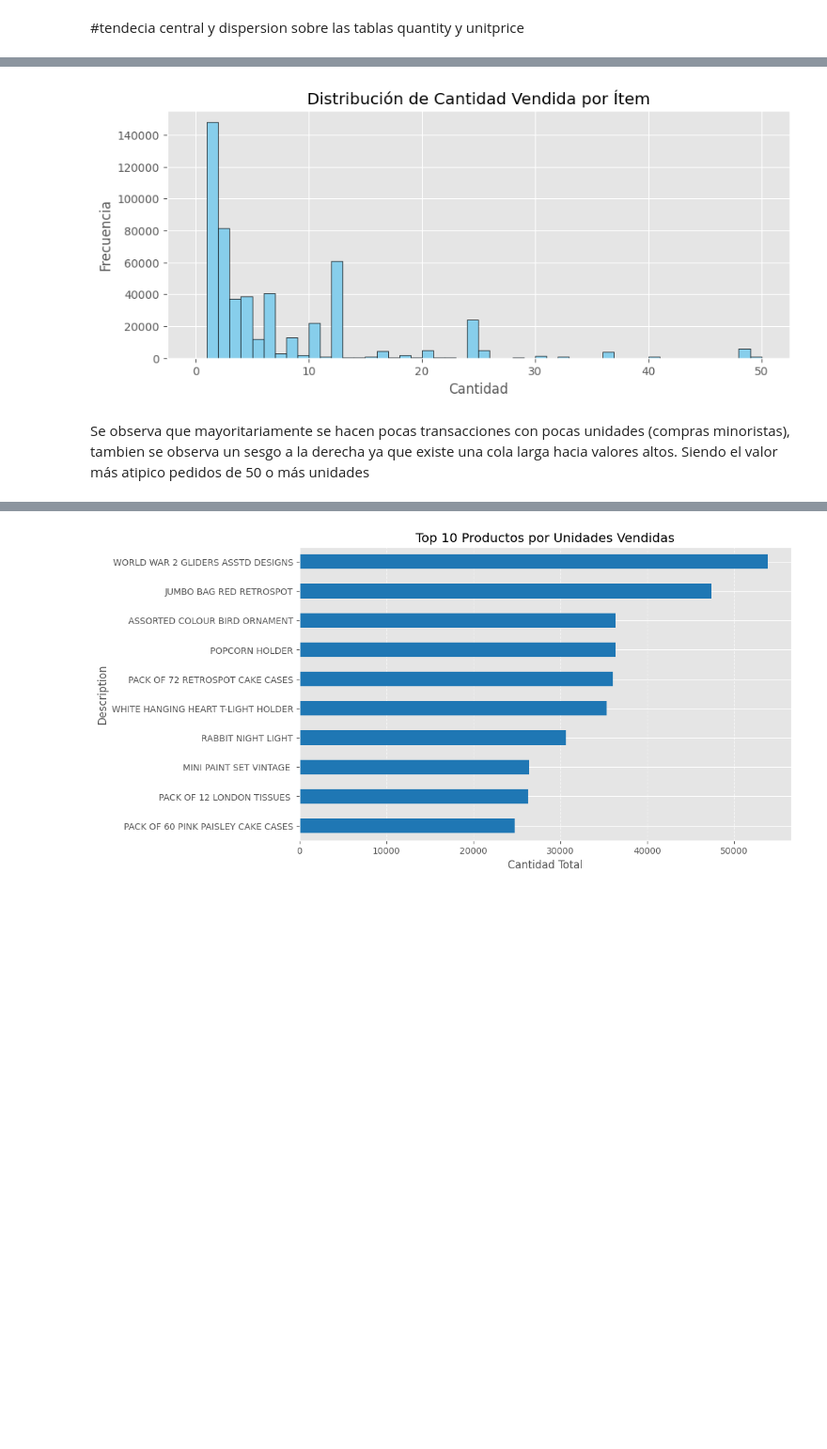
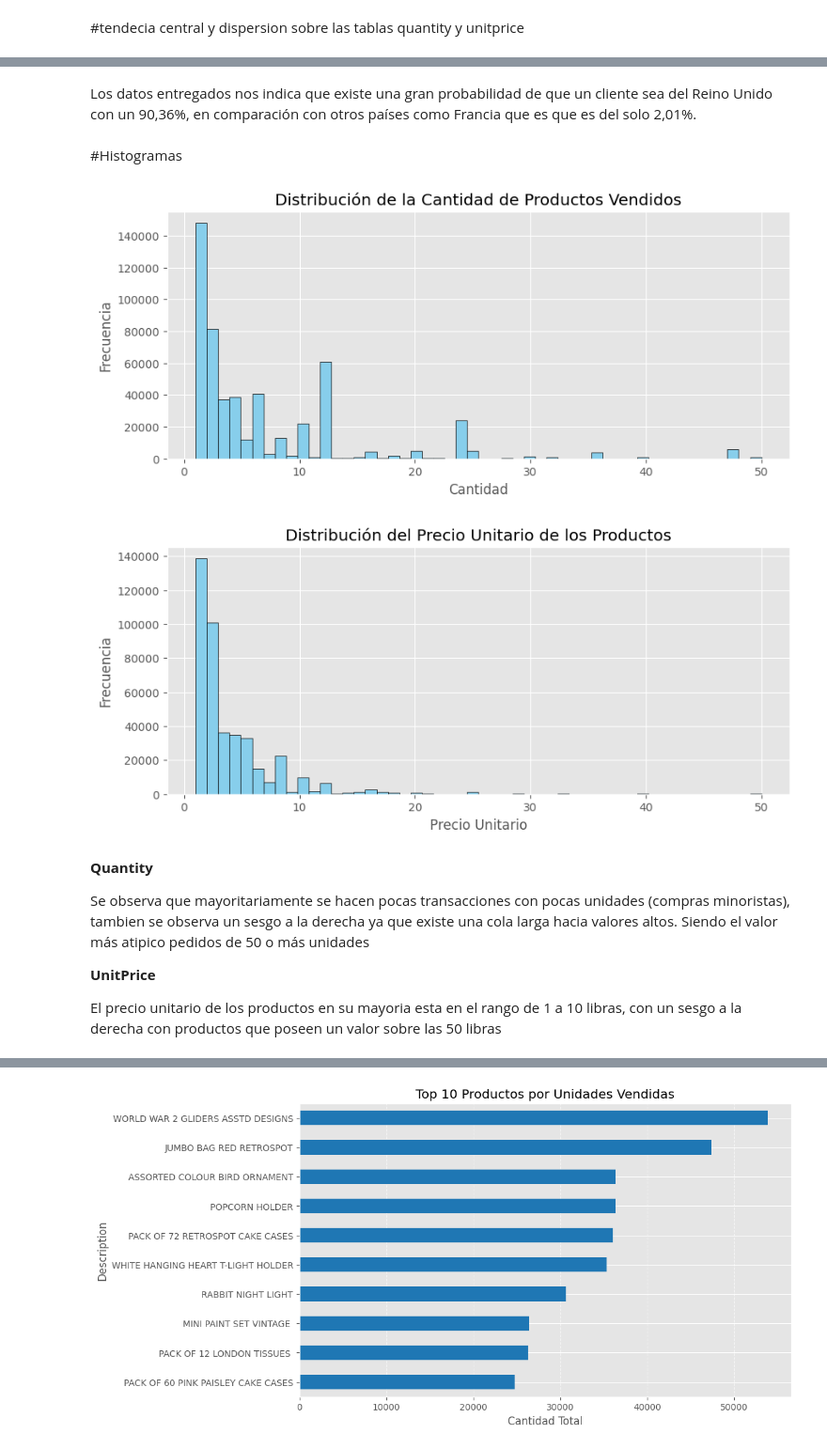
Before and after one commit to Nato9-7/EDA_FundamentosML, a Jupyter notebook: EDA_FundamentosML_RenatoDiaz.ipynb, the cells around one changed output, grey strips where cells are left out. Shown: that part at 94% size. Saved outputs shown, nothing was run; the diff lists cells and outputs as text; code cells hidden in the pictures; blank space fills up the shorter version.

```diff
--- a/EDA_FundamentosML_RenatoDiaz.ipynb
+++ b/EDA_FundamentosML_RenatoDiaz.ipynb
@@ -57,0 +57,13 @@ df.tail()
+# %%
+df['Total_Item'] = df['Quantity'] * df['UnitPrice']
+
+# Calcular las ventas totales por país
+ventas_por_pais = df.groupby('Country')['Total_Item'].sum().sort_values(ascending=False)
+
+# Obtener los 10 países con más ventas
+top_10_paises = ventas_por_pais.head(10).index
+
+# Filtrar el DataFrame original para incluir solo los 10 países principales
+df_top_10 = df[df['Country'].isin(top_10_paises)]
+
+print(top_10_paises)
@@ -140,13 +279,31 @@ UnitPrice - 3.66 [El precio unitario de cada producto ronda aproximadamente 3.66
+# %% [markdown]
+Los datos entregados nos indica que existe una gran probabilidad de que un cliente sea del Reino Unido con un 90,36%, en comparación con otros países como Francia que es que es del solo 2,01%.
+# %% [markdown]
+#Histogramas
 # %%
-
 # Histograma para Quantity
 plt.figure(figsize=(10, 4))
-plt.hist(df['Quantity'], bins=50, range=(0, 50), color='skyblue', edgecolor='black')
-plt.title('Distribución de Cantidad Vendida por Ítem')
+plt.hist(df['Quantity'], bins=50, range=(1, 50), color='skyblue', edgecolor='black')
+plt.title('Distribución de la Cantidad de Productos Vendidos')  # Título modificado
 plt.xlabel('Cantidad')
 plt.ylabel('Frecuencia')
 plt.show()
+
+# Histograma para UnitPrice
+plt.figure(figsize=(10, 4))
+plt.hist(df['UnitPrice'], bins=50, range=(1, 50), color='skyblue', edgecolor='black')
+plt.title('Distribución del Precio Unitario de los Productos')  # Título modificado
+plt.xlabel('Precio Unitario')  # Etiqueta del eje x modificada
+plt.ylabel('Frecuencia')
+plt.show()
 # %% [output]
-[figure, old version]
+[figure, new version]
+[figure, added]
 # %% [markdown]
+**Quantity**
+
 Se observa que mayoritariamente se hacen pocas transacciones con pocas unidades (compras minoristas), tambien se observa un sesgo a la derecha ya que existe una cola larga hacia valores altos. Siendo el valor más atipico pedidos de 50 o más unidades
+
+**UnitPrice**
+
+El precio unitario de los productos en su mayoria esta en el rango de 1 a 10 libras, con un sesgo a la derecha con productos que poseen un valor sobre las 50 libras
```
Also changed, not shown: parts of 29 cells of this notebook.
